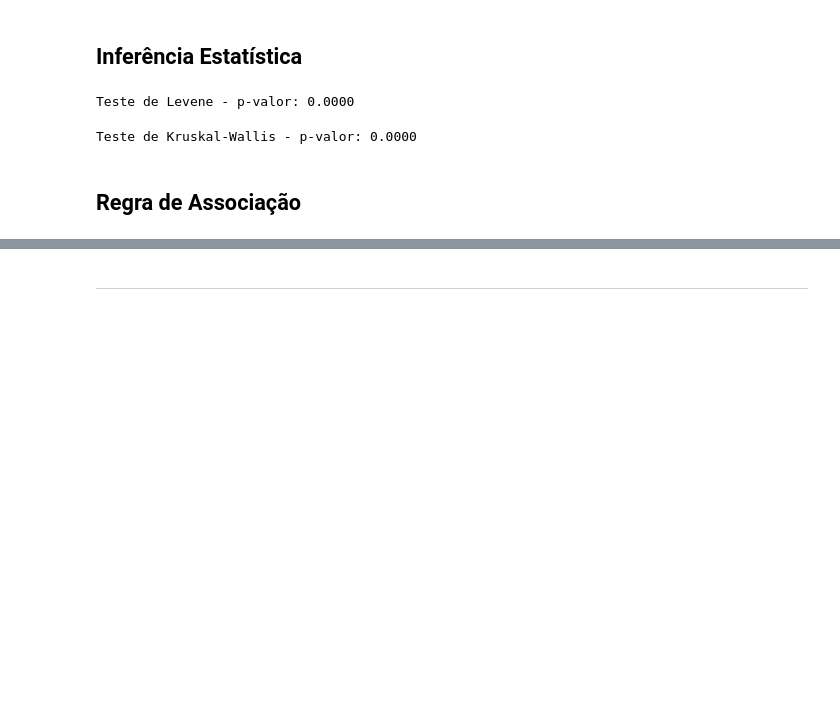
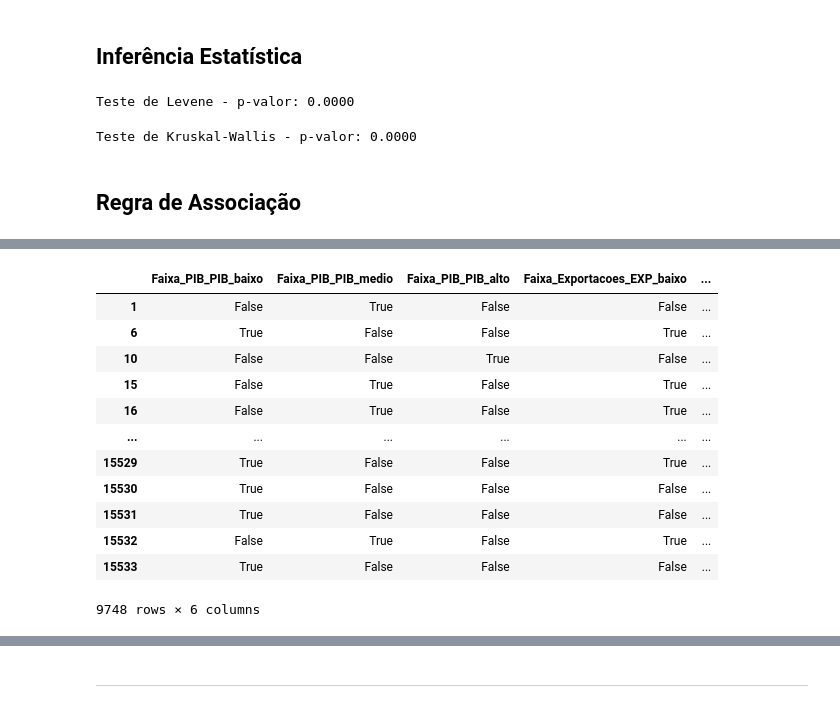
Before and after one commit to anaC-Fernandes/ProjetoDados, a Jupyter notebook: Notebooks/Dataset_Economia.ipynb, the cells around one changed output, grey strips where cells are left out. Cells and saved outputs as stored; diff of their text form; code cells hidden in the pictures; blank space fills up the shorter version.

```diff
--- a/Notebooks/Dataset_Economia.ipynb
+++ b/Notebooks/Dataset_Economia.ipynb
@@ -533,0 +537,18 @@ df_transacoes = pd.get_dummies(df_apriori[['PIB_cat', 'Exportacoes_cat']])
+# %%
+# Converte as categorias para o formato de variáveis binárias (0 ou 1)
+dados_binarios = pd.get_dummies(dados_filtrados[['Faixa_PIB', 'Faixa_Exportacoes']])
+dados_binarios
+# %% [output]
+|  | Faixa_PIB_PIB_baixo | Faixa_PIB_PIB_medio | Faixa_PIB_PIB_alto | Faixa_Exportacoes_EXP_baixo | ... |
+| 1 | False | True | False | False | ... |
+| 6 | True | False | False | True | ... |
+| 10 | False | False | True | False | ... |
+| 15 | False | True | False | True | ... |
+| 16 | False | True | False | True | ... |
+| ... | ... | ... | ... | ... | ... |
+| 15529 | True | False | False | True | ... |
+| 15530 | True | False | False | False | ... |
+| 15531 | True | False | False | False | ... |
+| 15532 | False | True | False | True | ... |
+| 15533 | True | False | False | False | ... |
+9748 rows × 6 columns
```
Also changed, not shown: parts of 25 cells of this notebook.
